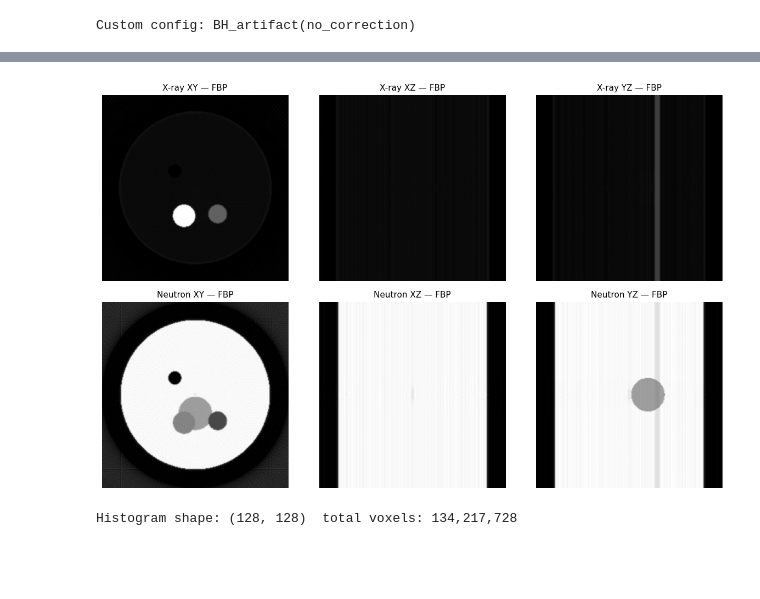
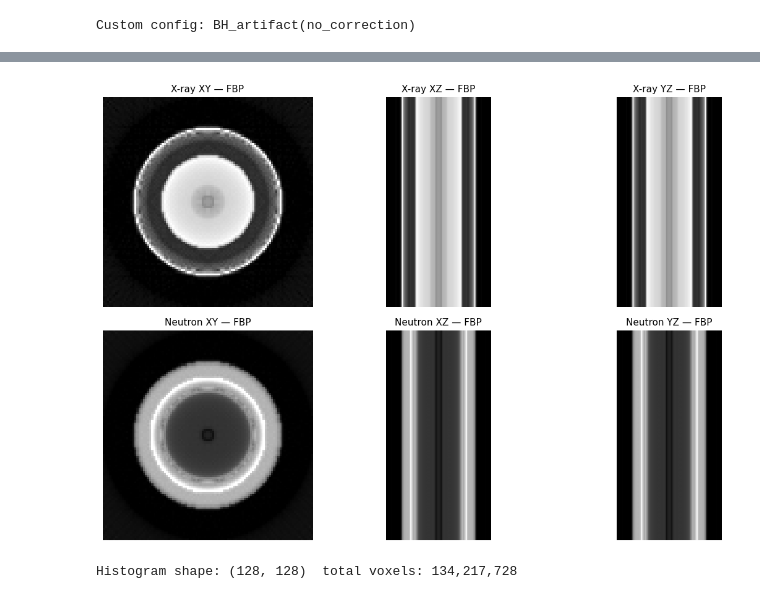
Before and after one commit to HZB-tomo/Bimodal_simulation, a Jupyter notebook: 01_real_battery_simulation.ipynb, the cells around one changed output, grey strips where cells are left out. Saved outputs shown, nothing was run; the diff lists cells and outputs as text; code cells hidden in the pictures; blank space fills up the shorter version.

Commit message:
fixed bug in projector to contain non cubic phantom

```diff
--- a/01_real_battery_simulation.ipynb
+++ b/01_real_battery_simulation.ipynb
@@ -199,21 +200,27 @@ vol_n: (256, 256, 256)  [0.000, 2.347] cm⁻¹
 # %%
 # ── Reconstructed central slices ──────────────────────────────────────────
-si = N // 2
+
+Nz, Nx, Ny = phantom.mu_n_vol.shape
+
+iy = Ny // 2
+ix = Nx // 2
+iz = Nz // 2
+
 fig, axes = plt.subplots(2, 3, figsize=(11, 7))
 for col, (vx_sl, vn_sl, lbl) in enumerate([
-        (vol_x[si],       vol_n[si],       'XY'),
-        (vol_x[:, si, :], vol_n[:, si, :], 'XZ'),
-        (vol_x[:, :, si], vol_n[:, :, si], 'YZ'),
+        (vol_x[iz],       vol_n[iz],       'XY'),
+        (vol_x[:, iy, :], vol_n[:, iy, :], 'XZ'),
+        (vol_x[:, :, ix], vol_n[:, :, ix], 'YZ'),
 ]):
     vmin_x, vmax_x = np.percentile(vol_x, [1, 99])
     vmin_n, vmax_n = np.percentile(vol_n, [1, 99])
     axes[0, col].imshow(vx_sl, cmap='gray', vmin=vmin_x, vmax=vmax_x)
     axes[0, col].set_title(f'X-ray {lbl} — {ALGORITHM}'); axes[0, col].axis('off')
     axes[1, col].imshow(vn_sl, cmap='gray', vmin=vmin_n, vmax=vmax_n)
     axes[1, col].set_title(f'Neutron {lbl} — {ALGORITHM}'); axes[1, col].axis('off')
 plt.tight_layout(); plt.show()
 # %% [output]
-[figure, old version]
+[figure, new version]
 # %%
 hist = nxs.compute_bimodal_histogram(vol_x, vol_n, bins=128)
 print(f'Histogram shape: {hist.H.shape}  total voxels: {hist.total_voxels:,}')
```
Also changed, not shown: parts of 4 cells of this notebook, 1 other file.
